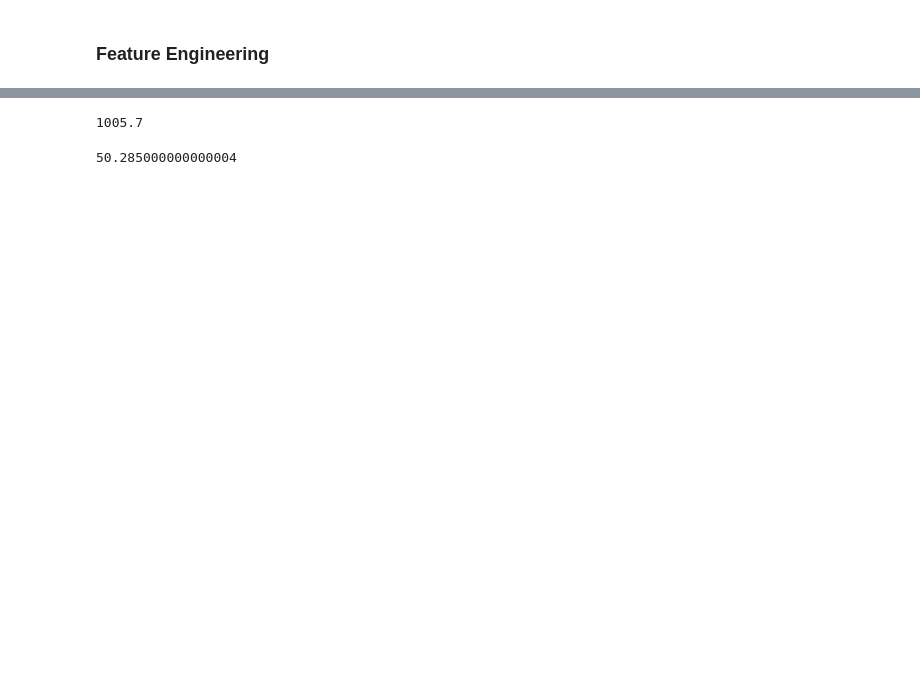
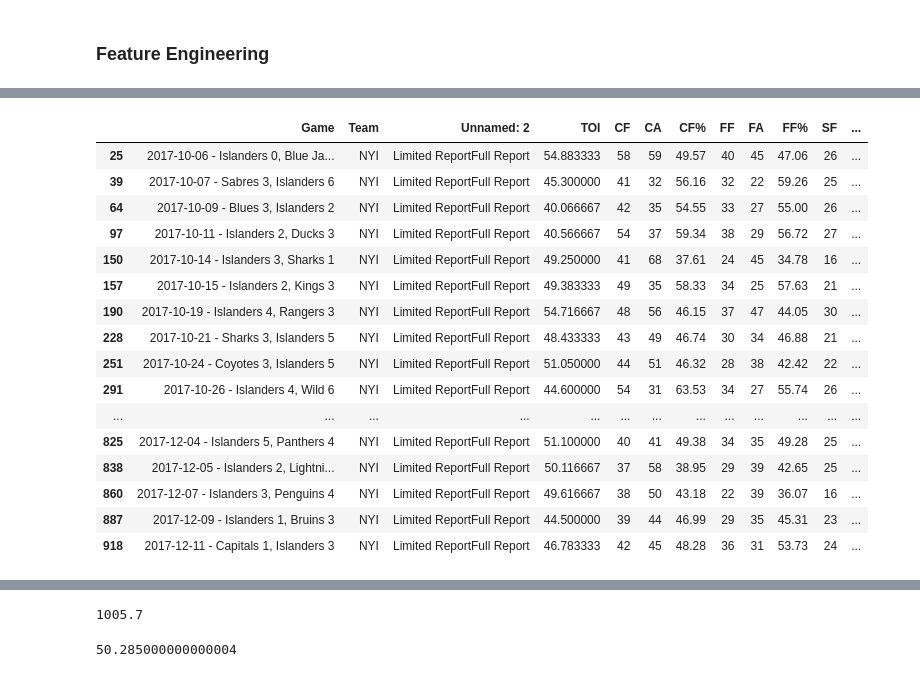
Before and after one commit to gschwaeb/NHL_Game_Prediction, a Jupyter notebook: data_collecting.ipynb, the cells around one changed output, grey strips where cells are left out. Cells and saved outputs as stored; diff of their text form; code cells hidden in the pictures; blank space fills up the shorter version.

```diff
--- a/data_collecting.ipynb
+++ b/data_collecting.ipynb
@@ -638,0 +740,20 @@ games_20172018.tail()
+# %%
+tf[tf['Team'] == 'NYI'].iloc[0:30]
+# %% [output]
+|  | Game | Team | Unnamed: 2 | TOI | CF | CA | CF% | FF | FA | FF% | SF | ... |
+| 25 | 2017-10-06 - Islanders 0, Blue Ja... | NYI | Limited ReportFull Report | 54.883333 | 58 | 59 | 49.57 | 40 | 45 | 47.06 | 26 | ... |
+| 39 | 2017-10-07 - Sabres 3, Islanders 6 | NYI | Limited ReportFull Report | 45.300000 | 41 | 32 | 56.16 | 32 | 22 | 59.26 | 25 | ... |
+| 64 | 2017-10-09 - Blues 3, Islanders 2 | NYI | Limited ReportFull Report | 40.066667 | 42 | 35 | 54.55 | 33 | 27 | 55.00 | 26 | ... |
+| 97 | 2017-10-11 - Islanders 2, Ducks 3 | NYI | Limited ReportFull Report | 40.566667 | 54 | 37 | 59.34 | 38 | 29 | 56.72 | 27 | ... |
+| 150 | 2017-10-14 - Islanders 3, Sharks 1 | NYI | Limited ReportFull Report | 49.250000 | 41 | 68 | 37.61 | 24 | 45 | 34.78 | 16 | ... |
+| 157 | 2017-10-15 - Islanders 2, Kings 3 | NYI | Limited ReportFull Report | 49.383333 | 49 | 35 | 58.33 | 34 | 25 | 57.63 | 21 | ... |
+| 190 | 2017-10-19 - Islanders 4, Rangers 3 | NYI | Limited ReportFull Report | 54.716667 | 48 | 56 | 46.15 | 37 | 47 | 44.05 | 30 | ... |
+| 228 | 2017-10-21 - Sharks 3, Islanders 5 | NYI | Limited ReportFull Report | 48.433333 | 43 | 49 | 46.74 | 30 | 34 | 46.88 | 21 | ... |
+| 251 | 2017-10-24 - Coyotes 3, Islanders 5 | NYI | Limited ReportFull Report | 51.050000 | 44 | 51 | 46.32 | 28 | 38 | 42.42 | 22 | ... |
+| 291 | 2017-10-26 - Islanders 4, Wild 6 | NYI | Limited ReportFull Report | 44.600000 | 54 | 31 | 63.53 | 34 | 27 | 55.74 | 26 | ... |
+| ... | ... | ... | ... | ... | ... | ... | ... | ... | ... | ... | ... | ... |
+| 825 | 2017-12-04 - Islanders 5, Panthers 4 | NYI | Limited ReportFull Report | 51.100000 | 40 | 41 | 49.38 | 34 | 35 | 49.28 | 25 | ... |
+| 838 | 2017-12-05 - Islanders 2, Lightni... | NYI | Limited ReportFull Report | 50.116667 | 37 | 58 | 38.95 | 29 | 39 | 42.65 | 25 | ... |
+| 860 | 2017-12-07 - Islanders 3, Penguins 4 | NYI | Limited ReportFull Report | 49.616667 | 38 | 50 | 43.18 | 22 | 39 | 36.07 | 16 | ... |
+| 887 | 2017-12-09 - Islanders 1, Bruins 3 | NYI | Limited ReportFull Report | 44.500000 | 39 | 44 | 46.99 | 29 | 35 | 45.31 | 23 | ... |
+| 918 | 2017-12-11 - Capitals 1, Islanders 3 | NYI | Limited ReportFull Report | 46.783333 | 42 | 45 | 48.28 | 36 | 31 | 53.73 | 24 | ... |
```
Also changed, not shown: parts of 45 cells of this notebook, 2 other files.
